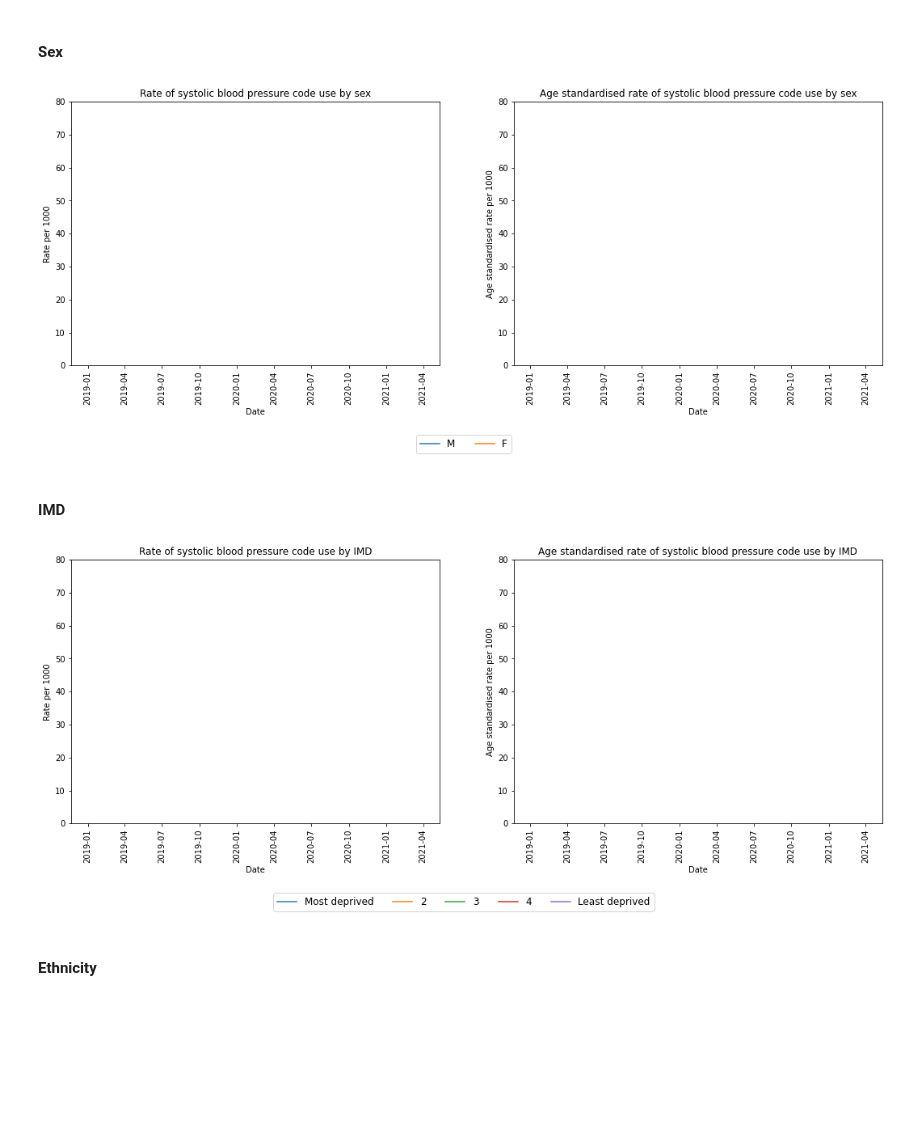
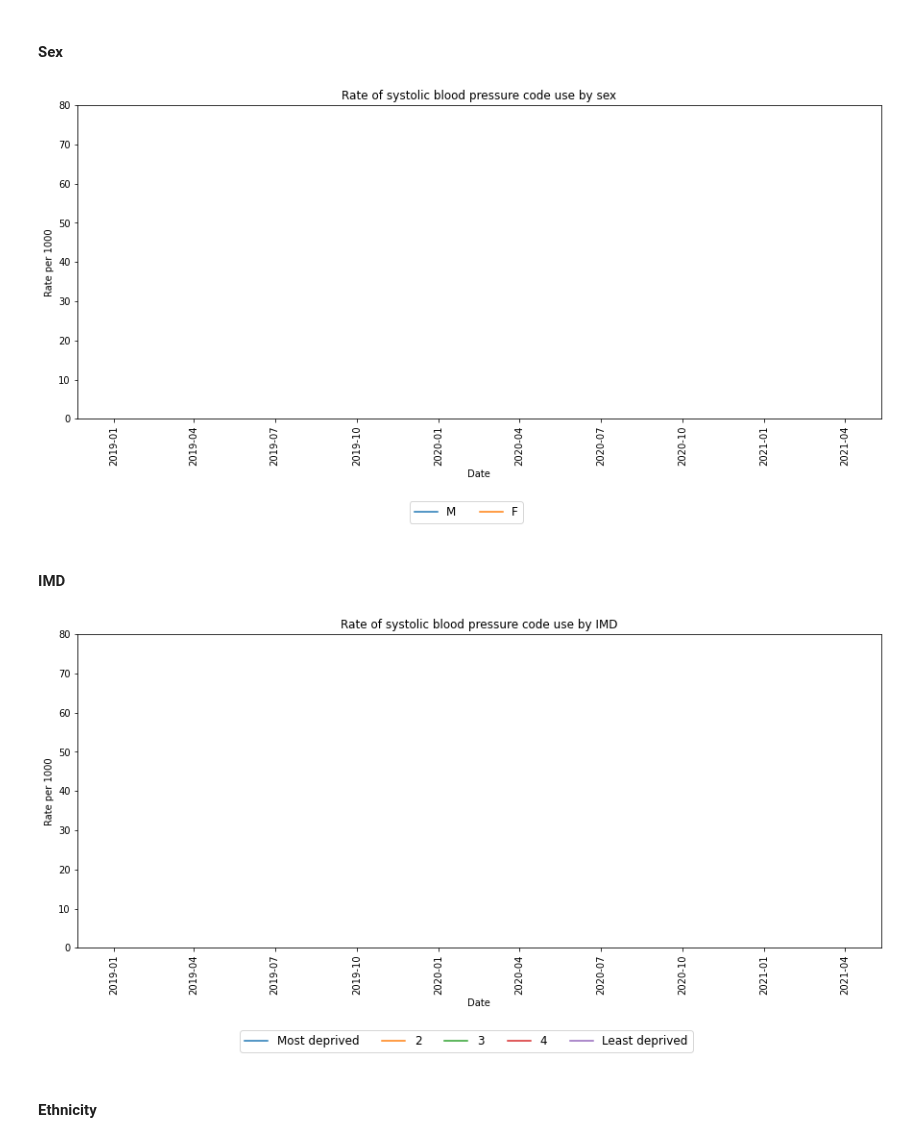
Before and after one commit to opensafely/SRO-Measures, a Jupyter notebook: notebooks/sentinel_measures_demographics.ipynb, the cells around one changed output. Saved outputs shown, nothing was run; the diff lists cells and outputs as text; code cells hidden in the pictures; blank space fills up the shorter version.

```diff
--- a/notebooks/sentinel_measures_demographics.ipynb
+++ b/notebooks/sentinel_measures_demographics.ipynb
@@ -120,7 +120,7 @@ def plot_measure(measure, demographic, ax, ymax, title, standardised=False):
 def plot_alone(measure, demographic, ymax, title):
     fig, ax = plt.subplots(1,figsize=(15,6))
     demographic_subgroups = plot_measure(measure, demographic, ax, ymax, title)
-    fig.legend(demographic_subgroups, bbox_to_anchor=(0.5, -0.1), ncol=len(demographic_subgroups), loc='center', prop={'size': 12})
+    fig.legend(demographic_subgroups, bbox_to_anchor=(0.5, -0.1), ncol=len(demographic_subgroups), loc='center', prop={'size': 10})
 def plot_together(measure, demographic, ymax, title_1, title_2):
     fig, (ax1, ax2) = plt.subplots(1, 2, figsize=(18,6))
     plot_measure(measure, demographic, ax1, ymax, title_1)
@@ -164,16 +164,16 @@ plot_alone('systolic_bp', 'age_band', 200, 'Rate of systolic blood pressure code
 <a id="systolic_bp_sex"></a>
 #### Sex
 # %%
-plot_together('systolic_bp', 'sex', 80, 'Rate of systolic blood pressure code use by sex', 'Age standardised rate of systolic blood pressure code use by sex')
+plot_alone('systolic_bp', 'sex', 80, 'Rate of systolic blood pressure code use by sex')
 # %% [output]
-[figure, old version]
+[figure, new version]
 # %% [markdown]
 <a id="systolic_bp_imd"></a>
 #### IMD
 # %%
-plot_together('systolic_bp', 'imd', 80, 'Rate of systolic blood pressure code use by IMD', 'Age standardised rate of systolic blood pressure code use by IMD')
+plot_alone('systolic_bp', 'imd', 80, 'Rate of systolic blood pressure code use by IMD')
 # %% [output]
-[figure, old version]
+[figure, new version]
 # %% [markdown]
 <a id="systolic_bp_ethnicity"></a>
 #### Ethnicity
```
Also changed, not shown: parts of 54 cells of this notebook.
